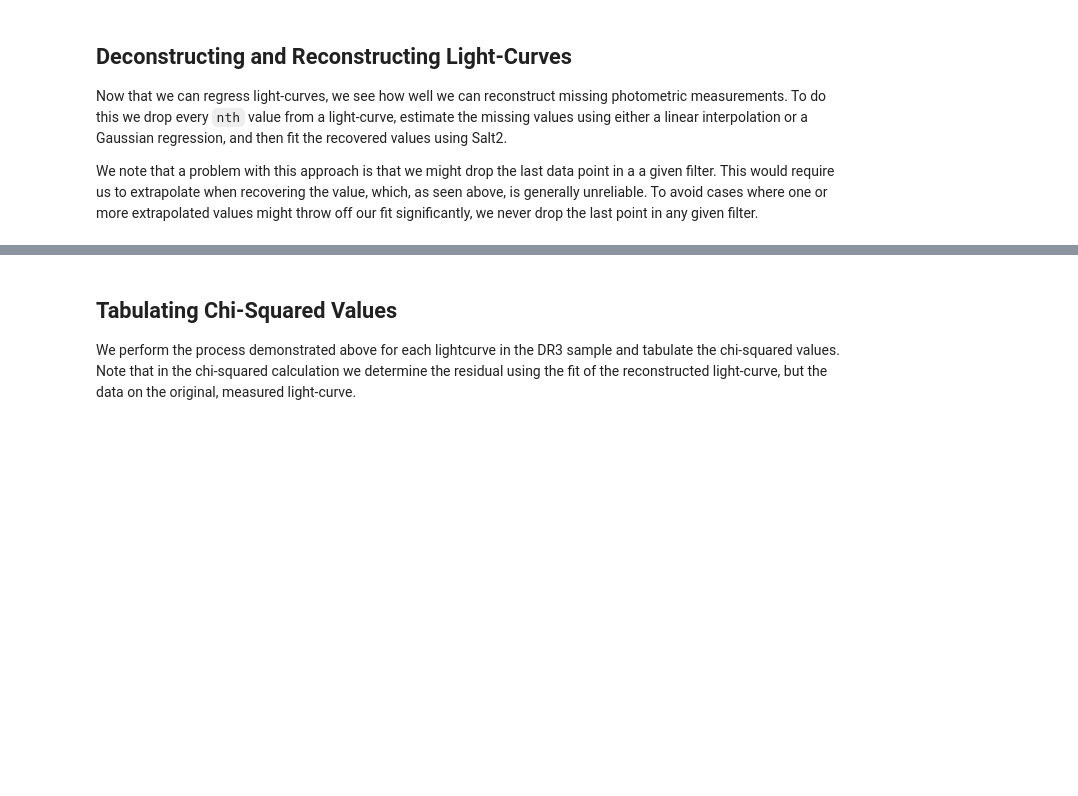
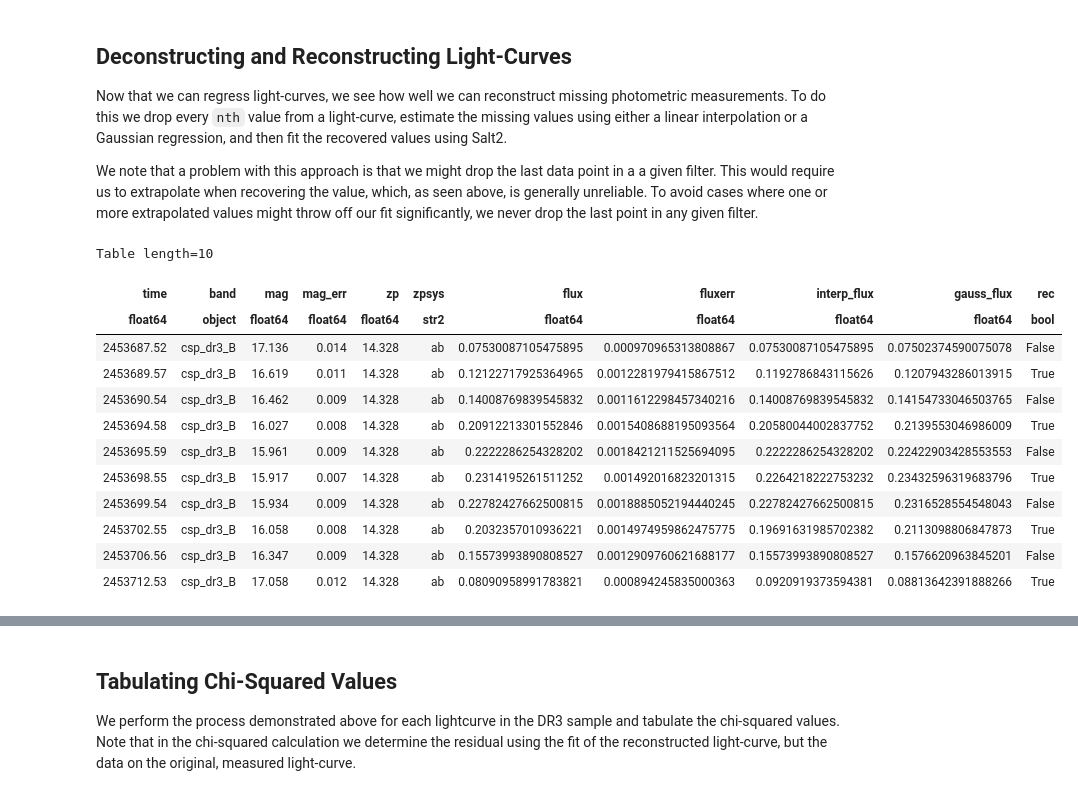
Before and after one commit to djperrefort/lc_reconstruction, a Jupyter notebook: interpolation_demo.ipynb, the cells around one changed output, grey strips where cells are left out. Saved outputs shown, nothing was run; the diff lists cells and outputs as text; code cells hidden in the pictures; blank space fills up the shorter version.

```diff
--- a/interpolation_demo.ipynb
+++ b/interpolation_demo.ipynb
@@ -305,4 +305,20 @@ def reconstruct_light_curve(data, *n):
     out_table['rec'] = out_table['flux'] != out_table['interp_flux']
     out_table.meta = data.meta
     return out_table
+# %%
+reconstruct_light_curve(demo_data, 2)[:10]
+# %% [output]
+Table length=10
+| time | band | mag | mag_err | zp | zpsys | flux | fluxerr | interp_flux | gauss_flux | rec |
+| float64 | object | float64 | float64 | float64 | str2 | float64 | float64 | float64 | float64 | bool |
+| 2453687.52 | csp_dr3_B | 17.136 | 0.014 | 14.328 | ab | 0.07530087105475895 | 0.000970965313808867 | 0.07530087105475895 | 0.07502374590075078 | False |
+| 2453689.57 | csp_dr3_B | 16.619 | 0.011 | 14.328 | ab | 0.12122717925364965 | 0.0012281979415867512 | 0.1192786843115626 | 0.1207943286013915 | True |
+| 2453690.54 | csp_dr3_B | 16.462 | 0.009 | 14.328 | ab | 0.14008769839545832 | 0.0011612298457340216 | 0.14008769839545832 | 0.14154733046503765 | False |
+| 2453694.58 | csp_dr3_B | 16.027 | 0.008 | 14.328 | ab | 0.20912213301552846 | 0.0015408688195093564 | 0.20580044002837752 | 0.2139553046986009 | True |
+| 2453695.59 | csp_dr3_B | 15.961 | 0.009 | 14.328 | ab | 0.2222286254328202 | 0.0018421211525694095 | 0.2222286254328202 | 0.22422903428553553 | False |
+| 2453698.55 | csp_dr3_B | 15.917 | 0.007 | 14.328 | ab | 0.2314195261511252 | 0.001492016823201315 | 0.2264218222753232 | 0.23432596319683796 | True |
+| 2453699.54 | csp_dr3_B | 15.934 | 0.009 | 14.328 | ab | 0.22782427662500815 | 0.0018885052194440245 | 0.22782427662500815 | 0.2316528554548043 | False |
+| 2453702.55 | csp_dr3_B | 16.058 | 0.008 | 14.328 | ab | 0.2032357010936221 | 0.0014974959862475775 | 0.19691631985702382 | 0.2113098806847873 | True |
+| 2453706.56 | csp_dr3_B | 16.347 | 0.009 | 14.328 | ab | 0.15573993890808527 | 0.0012909760621688177 | 0.15573993890808527 | 0.1576620963845201 | False |
+| 2453712.53 | csp_dr3_B | 17.058 | 0.012 | 14.328 | ab | 0.08090958991783821 | 0.000894245835000363 | 0.0920919373594381 | 0.08813642391888266 | True |
 # %% [markdown]
```
Also changed, not shown: parts of 11 cells of this notebook.
